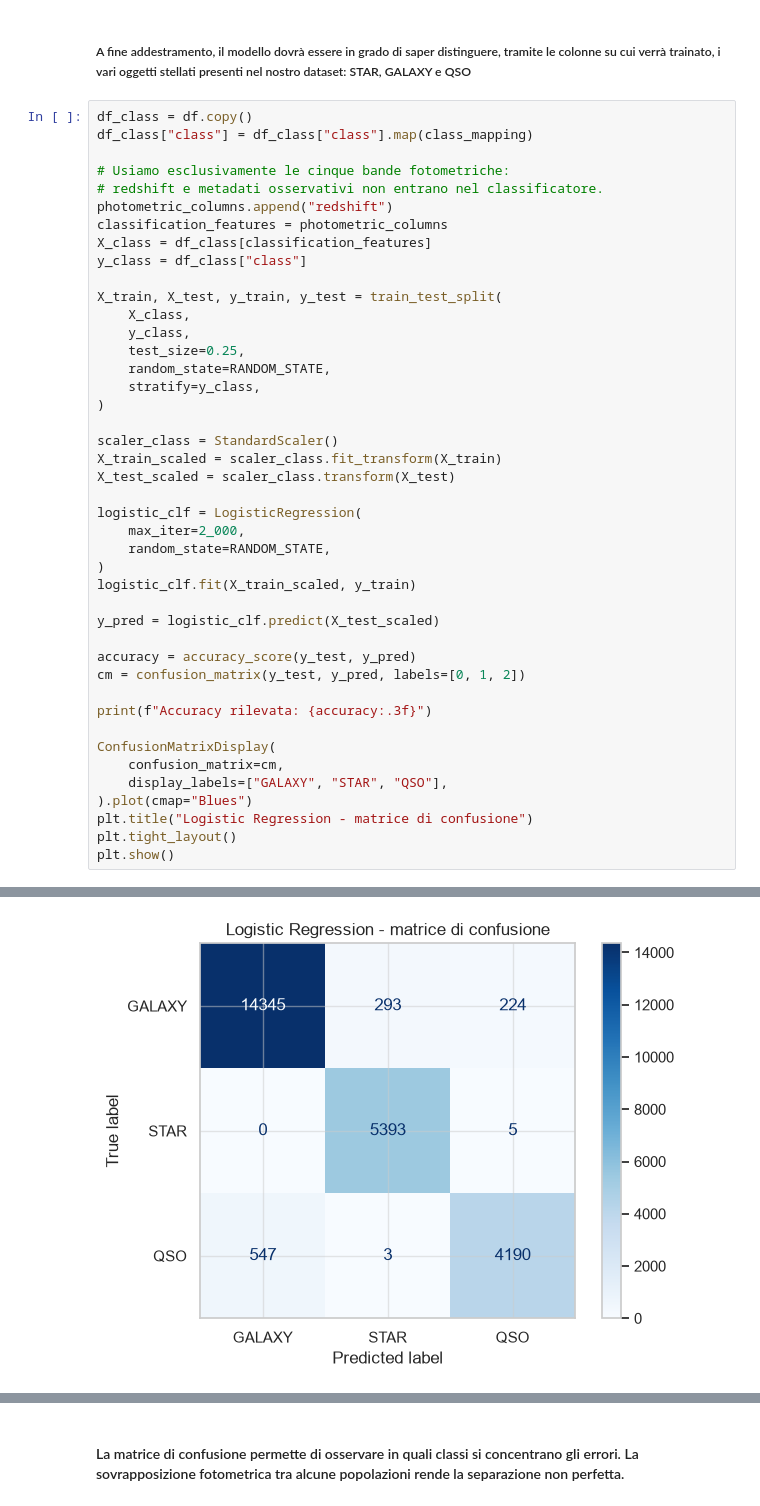
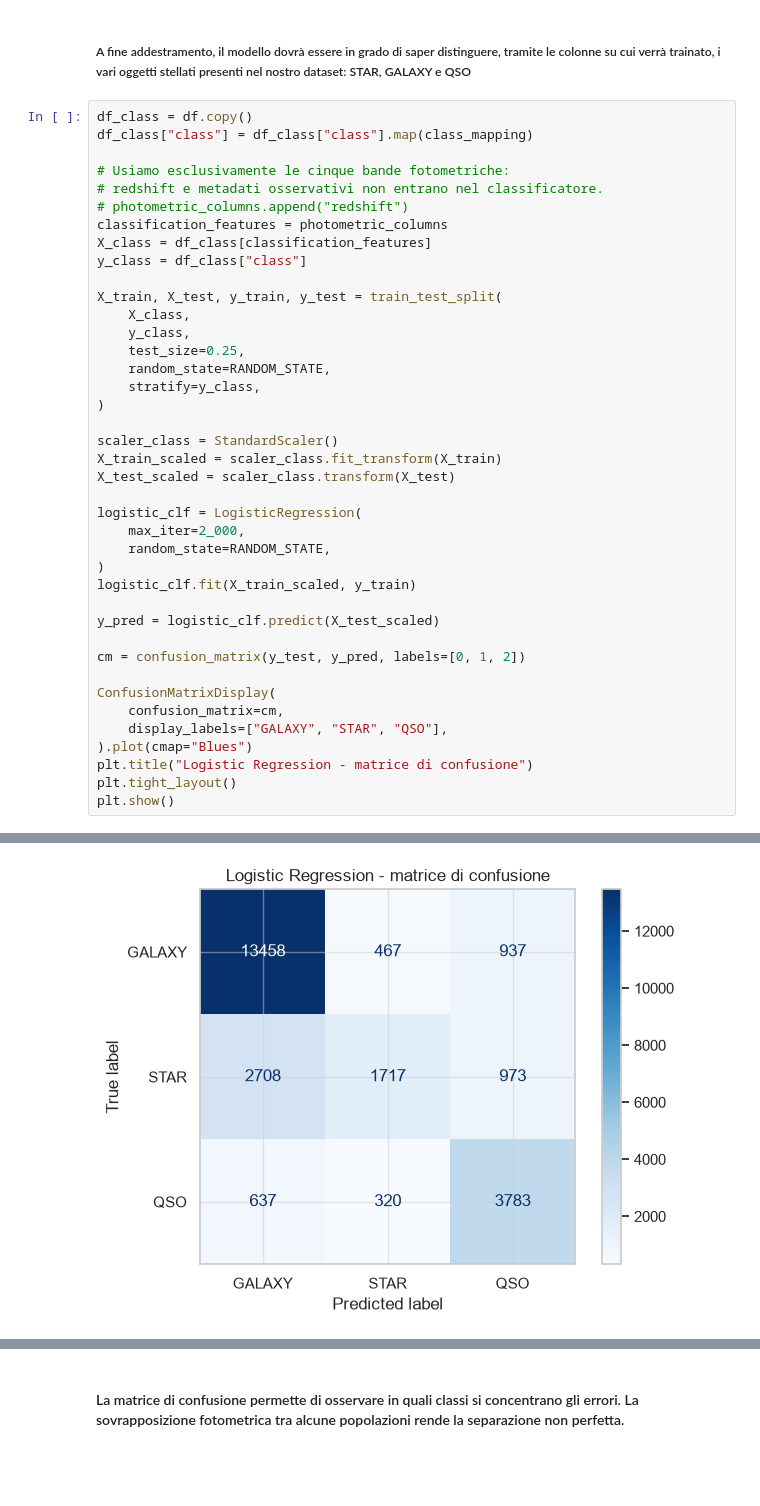
Before and after one commit to FabianCalangiu/Astronomical-Objects-Analysis, a Jupyter notebook: notebooks/astronomical_analysis.ipynb, the cells around one changed output, grey strips where cells are left out. Saved outputs shown, nothing was run; the diff lists cells and outputs as text; blank space fills up the shorter version.

```diff
--- a/notebooks/astronomical_analysis.ipynb
+++ b/notebooks/astronomical_analysis.ipynb
@@ -678,7 +685,7 @@ df_class["class"] = df_class["class"].map(class_mapping)
 
 # Usiamo esclusivamente le cinque bande fotometriche:
 # redshift e metadati osservativi non entrano nel classificatore.
-photometric_columns.append("redshift")
+# photometric_columns.append("redshift")
 classification_features = photometric_columns
 X_class = df_class[classification_features]
 y_class = df_class["class"]
@@ -703,10 +710,7 @@ logistic_clf.fit(X_train_scaled, y_train)
 
 y_pred = logistic_clf.predict(X_test_scaled)
 
-accuracy = accuracy_score(y_test, y_pred)
 cm = confusion_matrix(y_test, y_pred, labels=[0, 1, 2])
-
-print(f"Accuracy rilevata: {accuracy:.3f}")
 
 ConfusionMatrixDisplay(
     confusion_matrix=cm,
@@ -720 +723 @@ Accuracy rilevata: 0.957
-[figure, old version]
+[figure, new version]
```
Also changed, not shown: parts of 15 cells of this notebook, 1 other file.
